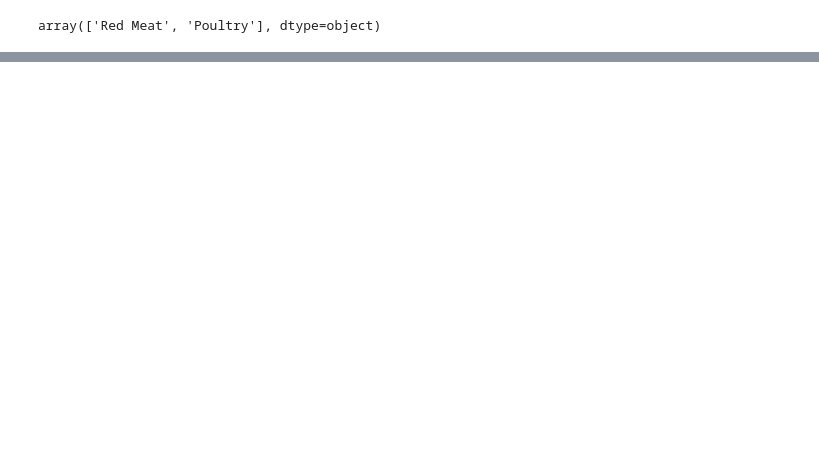
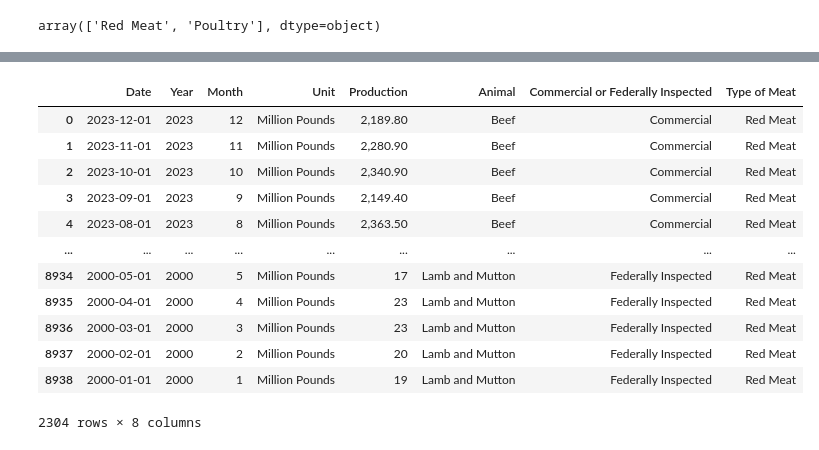
Before and after one commit to YuvBindal/Citadel-APAC-DATATHON-24, a Jupyter notebook: meat_data_shayaan.ipynb, the cells around one changed output, grey strips where cells are left out. Cells and saved outputs as stored; diff of their text form; code cells hidden in the pictures; blank space fills up the shorter version.

```diff
--- a/meat_data_shayaan.ipynb
+++ b/meat_data_shayaan.ipynb
@@ -80 +93,20 @@ display(meat_production_df_2000)
 3156 rows × 8 columns
+# %%
+# Create a df for 2000 data onwards for Red Meat only from the Type of Meat column
+meat_production_df_2000_red_meat = meat_production_df_2000[meat_production_df_2000['Type of Meat'] == 'Red Meat']
+
+display(meat_production_df_2000_red_meat)
+# %% [output]
+|  | Date | Year | Month | Unit | Production | Animal | Commercial or Federally Inspected | Type of Meat |
+| 0 | 2023-12-01 | 2023 | 12 | Million Pounds | 2,189.80 | Beef | Commercial | Red Meat |
+| 1 | 2023-11-01 | 2023 | 11 | Million Pounds | 2,280.90 | Beef | Commercial | Red Meat |
+| 2 | 2023-10-01 | 2023 | 10 | Million Pounds | 2,340.90 | Beef | Commercial | Red Meat |
+| 3 | 2023-09-01 | 2023 | 9 | Million Pounds | 2,149.40 | Beef | Commercial | Red Meat |
+| 4 | 2023-08-01 | 2023 | 8 | Million Pounds | 2,363.50 | Beef | Commercial | Red Meat |
+| ... | ... | ... | ... | ... | ... | ... | ... | ... |
+| 8934 | 2000-05-01 | 2000 | 5 | Million Pounds | 17 | Lamb and Mutton | Federally Inspected | Red Meat |
+| 8935 | 2000-04-01 | 2000 | 4 | Million Pounds | 23 | Lamb and Mutton | Federally Inspected | Red Meat |
+| 8936 | 2000-03-01 | 2000 | 3 | Million Pounds | 23 | Lamb and Mutton | Federally Inspected | Red Meat |
+| 8937 | 2000-02-01 | 2000 | 2 | Million Pounds | 20 | Lamb and Mutton | Federally Inspected | Red Meat |
+| 8938 | 2000-01-01 | 2000 | 1 | Million Pounds | 19 | Lamb and Mutton | Federally Inspected | Red Meat |
+2304 rows × 8 columns
```
Also changed, not shown: parts of 11 cells of this notebook.
